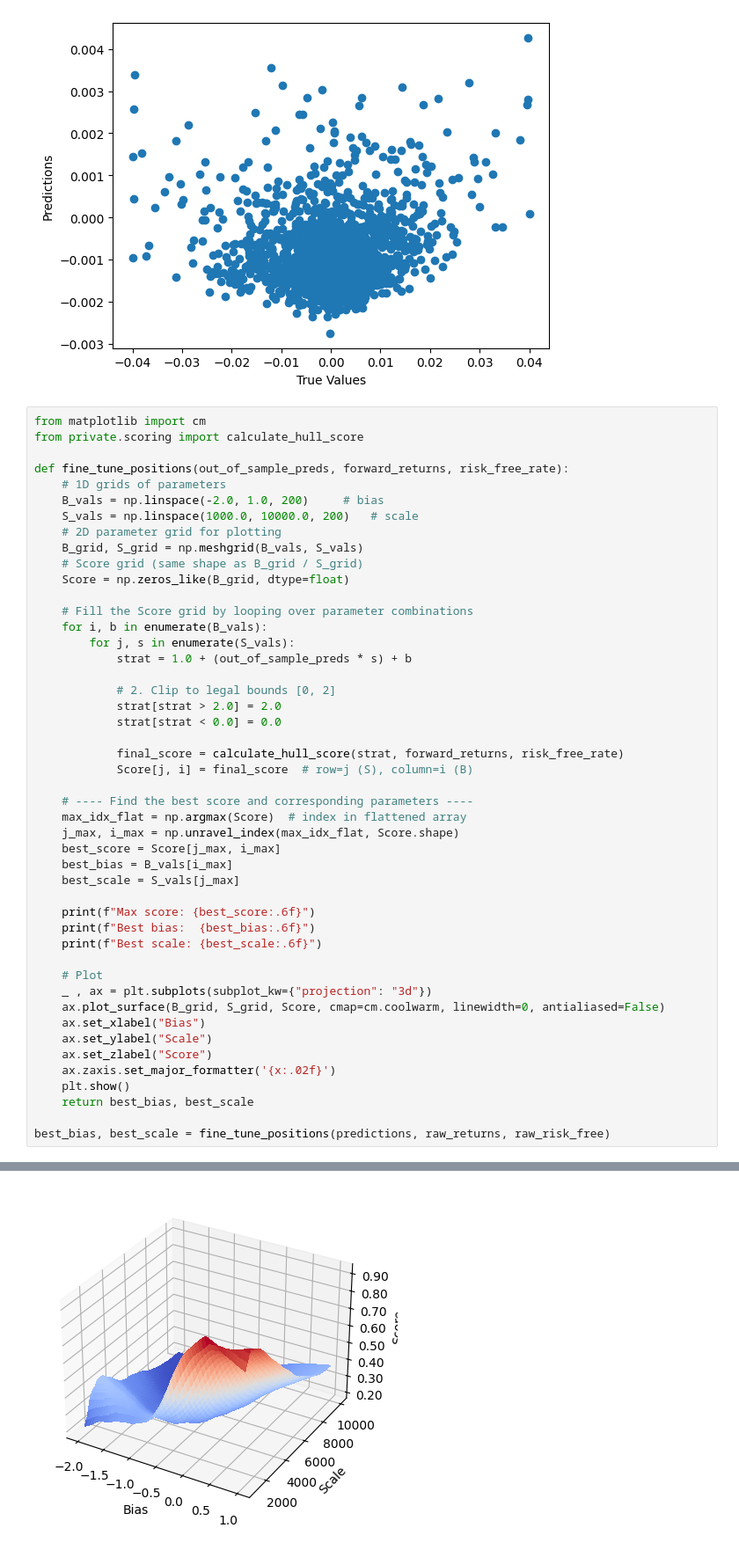
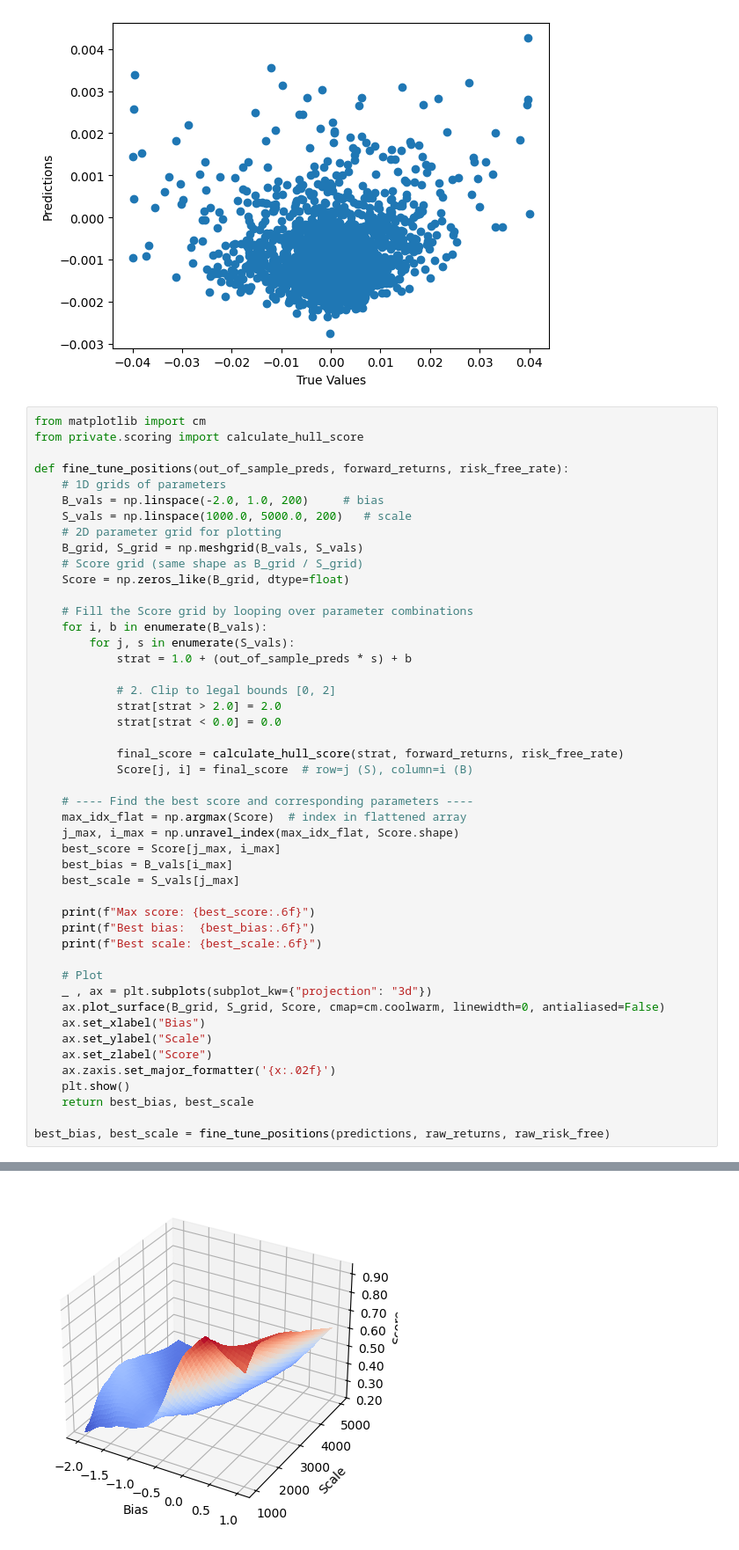
Before and after one commit to MiquelNasarre/TabPFN-Deep-Dive, a Jupyter notebook: notebooks/hull_tactical_test_raw.ipynb, the cells around one changed output, grey strips where cells are left out. Shown at 88% size. Drawn from its saved outputs; the diff is of its cells as text.

```diff
--- a/notebooks/hull_tactical_test_raw.ipynb
+++ b/notebooks/hull_tactical_test_raw.ipynb
@@ -72,7 +72,7 @@ from private.scoring import calculate_hull_score
 def fine_tune_positions(out_of_sample_preds, forward_returns, risk_free_rate):
     # 1D grids of parameters
     B_vals = np.linspace(-2.0, 1.0, 200)     # bias
-    S_vals = np.linspace(1000.0, 10000.0, 200)   # scale
+    S_vals = np.linspace(1000.0, 5000.0, 200)   # scale
     # 2D parameter grid for plotting
     B_grid, S_grid = np.meshgrid(B_vals, S_vals)
     # Score grid (same shape as B_grid / S_grid)
@@ -89,32 +89,32 @@ def fine_tune_positions(out_of_sample_preds, forward_returns, risk_free_rate):
 
             final_score = calculate_hull_score(strat, forward_returns, risk_free_rate)
             Score[j, i] = final_score  # row=j (S), column=i (B)
 
     # ---- Find the best score and corresponding parameters ----
     max_idx_flat = np.argmax(Score)  # index in flattened array
     j_max, i_max = np.unravel_index(max_idx_flat, Score.shape)
     best_score = Score[j_max, i_max]
     best_bias = B_vals[i_max]
     best_scale = S_vals[j_max]
 
     print(f"Max score: {best_score:.6f}")
     print(f"Best bias:  {best_bias:.6f}")
     print(f"Best scale: {best_scale:.6f}")
 
     # Plot
     _ , ax = plt.subplots(subplot_kw={"projection": "3d"})
     ax.plot_surface(B_grid, S_grid, Score, cmap=cm.coolwarm, linewidth=0, antialiased=False)
     ax.set_xlabel("Bias")
     ax.set_ylabel("Scale")
     ax.set_zlabel("Score")
     ax.zaxis.set_major_formatter('{x:.02f}')
     plt.show()
     return best_bias, best_scale
 
 best_bias, best_scale = fine_tune_positions(predictions, raw_returns, raw_risk_free)
 # %% [output]
 Max score: 0.939402
 Best bias:  0.306533
 Best scale: 1000.000000
-[figure, old version]
+[figure, new version]
 # %%
```
Also changed, not shown: parts of 1 cell of this notebook, 2 other files.
